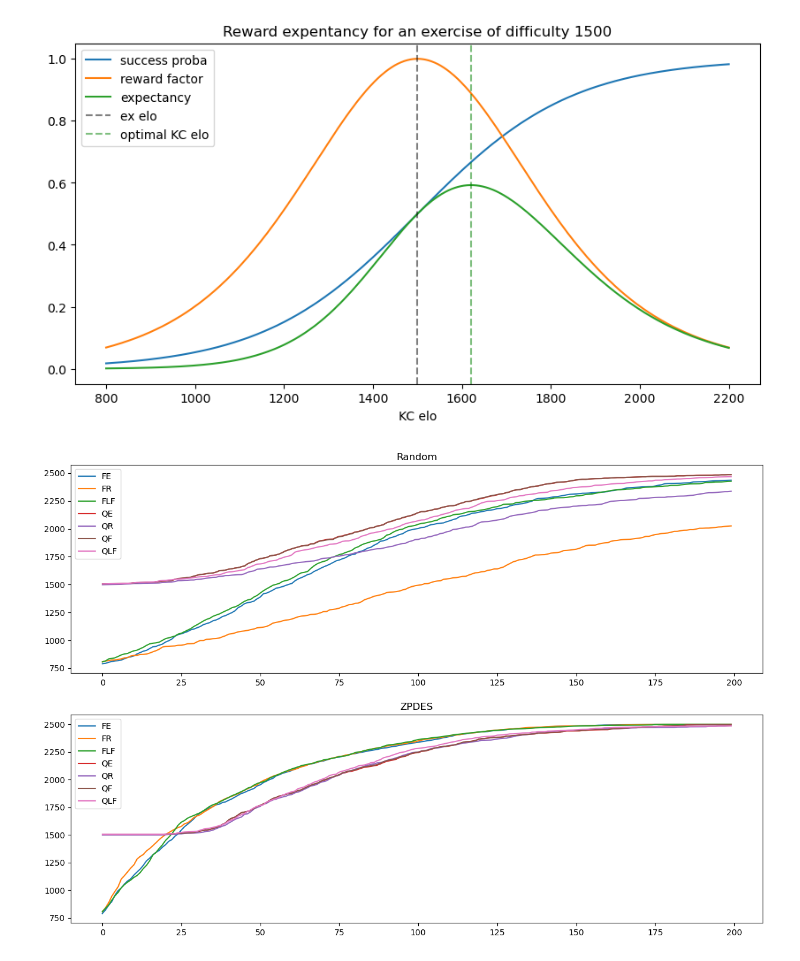
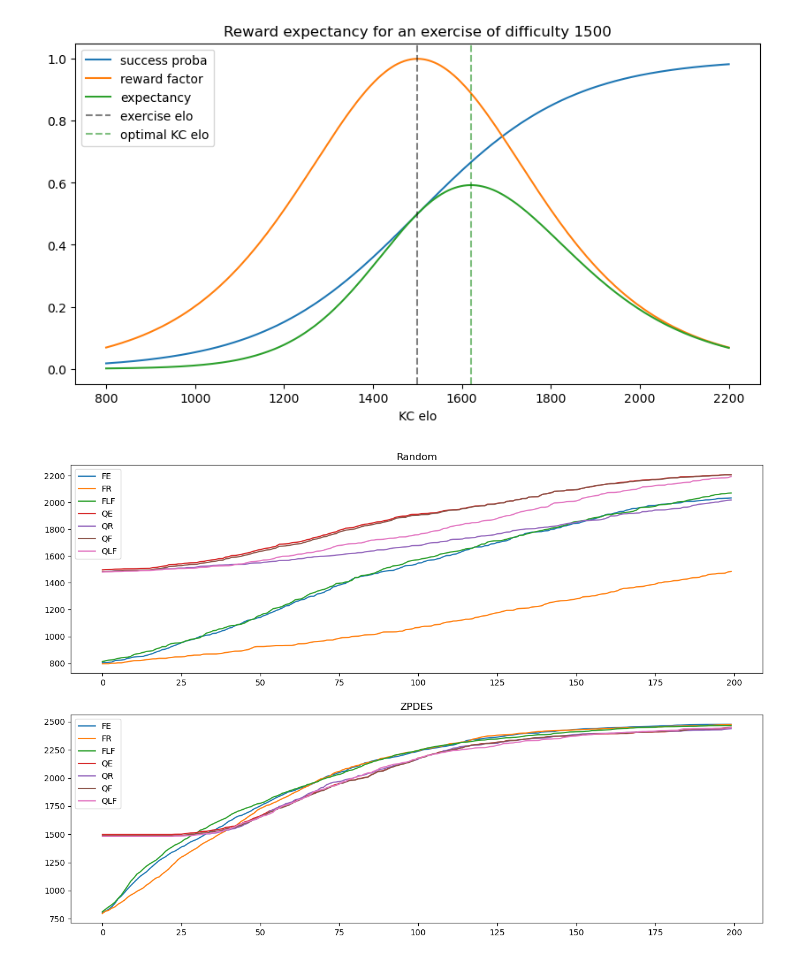
Before and after one commit to CodyClop/zpd-its, a Jupyter notebook: patient_modeling.ipynb, the cells around one changed output. Cells and saved outputs as stored; diff of their text form; code cells hidden in the pictures.

Commit message:
replaced softmin by masked min

```diff
--- a/patient_modeling.ipynb
+++ b/patient_modeling.ipynb
@@ -42,13 +26,13 @@ plt.figure(figsize=(10,5))
 plt.plot(x, y, label="success proba")
 plt.plot(x, y2, label="reward factor")
 plt.plot(x, y3, label="expectancy")
-plt.axvline(1500, color="k", linestyle="--", label="ex elo", alpha=.5)
+plt.axvline(1500, color="k", linestyle="--", label="exercise elo", alpha=.5)
 plt.axvline(x[np.argmax(y3)], color="g", linestyle="--", label="optimal KC elo", alpha=0.5)
 plt.xlabel("KC elo")
-plt.title("Reward expentancy for an exercise of difficulty 1500")
+plt.title("Reward expectancy for an exercise of difficulty 1500")
 plt.legend();
 # %% [output]
-[figure, old version]
+[figure, new version]
 # %%
 class PatientModel():
     def __init__(self):
@@ -126,7 +110,7 @@ class PatientModel():
                 self.ex_elo[self.exercises[ex + '2']] = self.ex_elo[self.exercises[ex+'1']] + 200
                 self.ex_elo[self.exercises[ex + '3']] = self.ex_elo[self.exercises[ex+'2']] + 200
 
-        self.log_success_reward = torch.Tensor([3.])
+        self.log_success_reward = torch.Tensor([3.3])
         self.log_failure_reward = torch.Tensor([1.])
 
     def init_patient(self, profile):
@@ -164,8 +148,8 @@ class PatientModel():
 
     def student_learning(self, a, success):
         # Input
-        #   a       : Integer Tensor of shape (batch_size), the indices of the exercises
-        #   success : Boolean Tensor of shape (batch_size), whether the students completed the exercises
+        #   a       : index of exercise
+        #   success : whether the patient succeeded
 
         # Effect of succeeding vs failing
         lrng_speed = (
@@ -174,9 +158,8 @@ class PatientModel():
 
         # Multiply by a factor representing whether the prerequisite are attained
         ex_elo = self.ex_elo[a]
-        parents_graph = torch.mm(self.ex_graph, self.kc_graph.T)[a]
-
-        st_elo = softmin(self.kc_elo, parents_graph)
+        parents_graph = (self.ex_graph + torch.mm(self.ex_graph, self.kc_graph.T))[a]
+        st_elo = masked_min(self.kc_elo, parents_graph)
         proba = elo_proba(st_elo, ex_elo)
         proba = torch.nan_to_num(proba, nan=1.)
         lrng_speed *= proba
@@ -193,20 +176,18 @@ class PatientModel():
         self.kc_elo = torch.min(self.kc_elo, torch.zeros(self.n_kc) + 2500.)
 
     def success_prediction(self, a):
-        # Compute the probability of the students completing the exercises
+        # Compute the probability of the student completing the exercise
         # Input:
-        #   a       : Integer Tensor of shape (batch_size), the indices of the exercises
+        #   a       : index of the exercise
         # Output:
-        #   proba   : Float Tensor of shape (batch_size), proba of completing the exercises
+        #   proba   : probability of completing the exercise
 
-        # Simulate the decay of the KC since the last exercise
-        # TODO
+        # TODO : Simulate the decay of the KC since the last exercise
 
-        # Estimate the probability of success
         ex_elo = self.ex_elo[a]
         parents_graph = (self.ex_graph + torch.mm(self.ex_graph, self.kc_graph.T))[a]
 
-        st_elo = softmin(self.kc_elo, parents_graph)
+        st_elo = masked_min(self.kc_elo, parents_graph)
         proba = elo_proba(st_elo, ex_elo)
 
         return proba
@@ -214,10 +195,10 @@ class PatientModel():
     def simulate_exercise(self, a):
         # Simulate the students taking on one exercise
         # Input:
-        #   a       : Integer Tensor of shape (batch_size), the indices of the exercises
+        #   a       : index of the exercise
         # Output:
-        #   proba   : Float Tensor of shape (batch_size), proba of completing the exercises
-        #   success : Boolean Tensor of shape (batch_size), whether the students completed the exercises
+        #   proba   : proba of completing the exercise
+        #   success : whether the student succeeded
         proba = self.success_prediction(a)
         success = torch.rand(1) < proba
         self.student_learning(a, success)
@@ -271,9 +252,9 @@ def simulation(T=200, n_st=100, profile='mobility'):
     axs[1].set_title('ZPDES')
     plt.show()
 # %%
-simulation(T=200, n_st=100, profile='mobiltiy') # Deficit of mobility
+simulation(T=200, n_st=100, profile='mobility') # Deficit of mobility
 # %% [output]
-[figure, old version]
+[figure, new version]
 # %%
 simulation(T=200, n_st=100, profile='stability') # Deficit of stability
 # %% [output]
```
Also changed, not shown: parts of 3 cells of this notebook.
